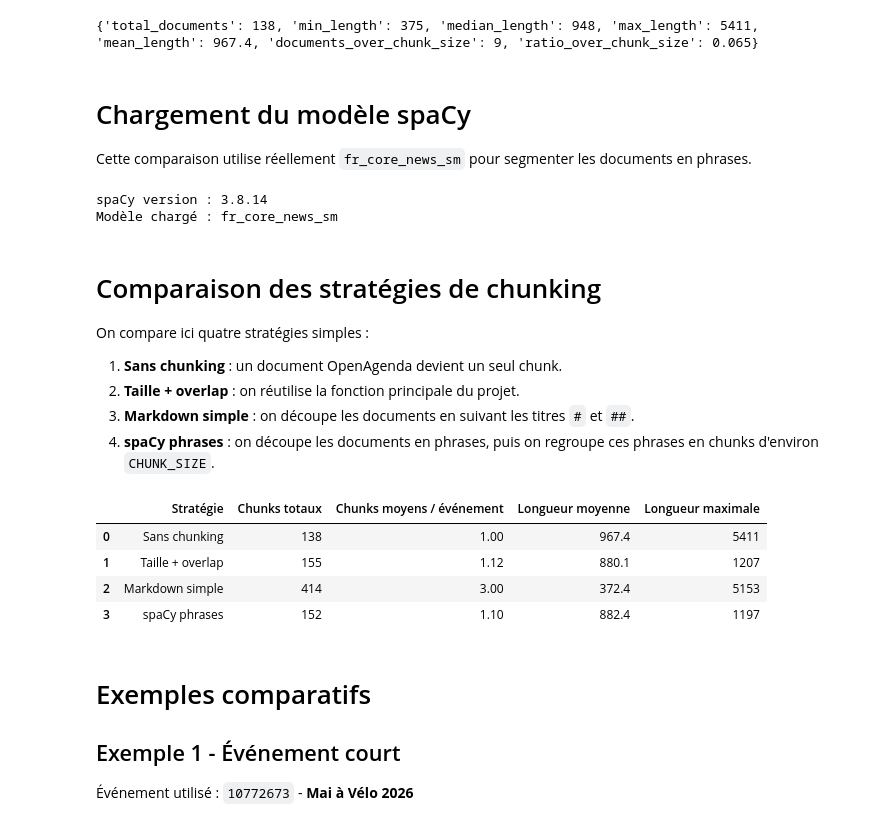
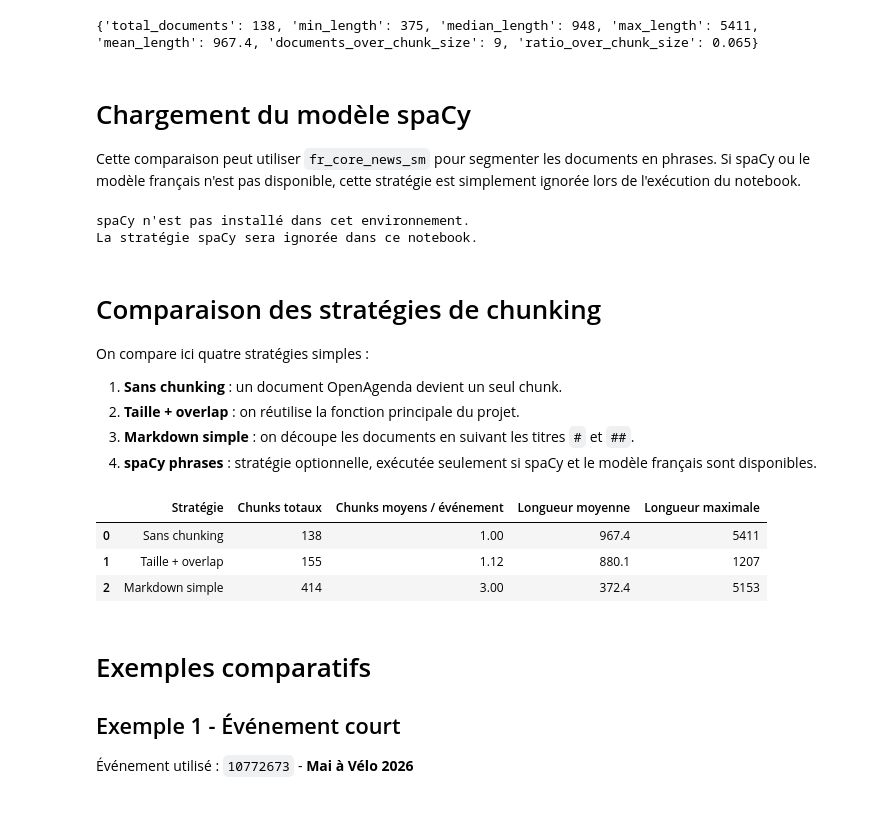
Before and after one commit to justinetct/oc_project9_rag, a Jupyter notebook: notebooks/03_faiss_indexing.ipynb, the cells around one changed output. Saved outputs shown, nothing was run; the diff lists cells and outputs as text; code cells hidden in the pictures.

```diff
--- a/notebooks/03_faiss_indexing.ipynb
+++ b/notebooks/03_faiss_indexing.ipynb
@@ -20,7 +20,10 @@ import json
 import sys
 
 import pandas as pd
-import spacy
+try:
+    import spacy
+except ModuleNotFoundError:
+    spacy = None
 
 sys.path.append("..")
 
@@ -62,14 +65,23 @@ print(document_length_stats)
 # %% [markdown]
 # Chargement du modèle spaCy
 
-Cette comparaison utilise réellement `fr_core_news_sm` pour segmenter les documents en phrases.
+Cette comparaison peut utiliser `fr_core_news_sm` pour segmenter les documents en phrases. Si spaCy ou le modèle français n'est pas disponible, cette stratégie est simplement ignorée lors de l'exécution du notebook.
 # %%
-nlp = spacy.load("fr_core_news_sm")
-print(f"spaCy version : {spacy.__version__}")
-print("Modèle chargé : fr_core_news_sm")
+nlp = None
+if spacy is None:
+    print("spaCy n'est pas installé dans cet environnement.")
+    print("La stratégie spaCy sera ignorée dans ce notebook.")
+else:
+    try:
+        nlp = spacy.load("fr_core_news_sm")
+        print(f"spaCy version : {spacy.__version__}")
+        print("Modèle chargé : fr_core_news_sm")
+    except OSError:
+        print("Le modèle spaCy fr_core_news_sm n'est pas disponible.")
+        print("La stratégie spaCy sera ignorée dans ce notebook.")
 # %% [output]
-spaCy version : 3.8.14
-Modèle chargé : fr_core_news_sm
+spaCy n'est pas installé dans cet environnement.
+La stratégie spaCy sera ignorée dans ce notebook.
 # %% [markdown]
 # Comparaison des stratégies de chunking
 
@@ -78,7 +90,7 @@ On compare ici quatre stratégies simples :
 1. **Sans chunking** : un document OpenAgenda devient un seul chunk.
 2. **Taille + overlap** : on réutilise la fonction principale du projet.
 3. **Markdown simple** : on découpe les documents en suivant les titres `#` et `##`.
-4. **spaCy phrases** : on découpe les documents en phrases, puis on regroupe ces phrases en chunks d'environ `CHUNK_SIZE`.
+4. **spaCy phrases** : stratégie optionnelle, exécutée seulement si spaCy et le modèle français sont disponibles.
 # %%
 def split_markdown_blocks(text):
     blocks = []
@@ -282,25 +294,25 @@ def build_preview_text(strategy_name, chunks, event_id):
 # %%
 no_chunk_chunks = build_no_chunk_strategy(documents)
 size_chunks = build_chunks(documents, chunk_size=CHUNK_SIZE, chunk_overlap=CHUNK_OVERLAP)
 markdown_chunks = build_markdown_chunks(documents)
-spacy_chunks = build_spacy_chunks(documents, nlp)
 
-comparison_df = pd.DataFrame(
-    [
-        summarize_strategy("Sans chunking", no_chunk_chunks),
-        summarize_strategy("Taille + overlap", size_chunks),
-        summarize_strategy("Markdown simple", markdown_chunks),
-        summarize_strategy("spaCy phrases", spacy_chunks),
-    ]
-)
+comparison_rows = [
+    summarize_strategy("Sans chunking", no_chunk_chunks),
+    summarize_strategy("Taille + overlap", size_chunks),
+    summarize_strategy("Markdown simple", markdown_chunks),
+]
+spacy_chunks = []
+if nlp is not None:
+    spacy_chunks = build_spacy_chunks(documents, nlp)
+    comparison_rows.append(summarize_strategy("spaCy phrases", spacy_chunks))
 
+comparison_df = pd.DataFrame(comparison_rows)
 comparison_df
 # %% [output]
 |  | Stratégie | Chunks totaux | Chunks moyens / événement | Longueur moyenne | Longueur maximale |
 | 0 | Sans chunking | 138 | 1.00 | 967.4 | 5411 |
 | 1 | Taille + overlap | 155 | 1.12 | 880.1 | 1207 |
 | 2 | Markdown simple | 414 | 3.00 | 372.4 | 5153 |
-| 3 | spaCy phrases | 152 | 1.10 | 882.4 | 1197 |
 # %% [markdown]
 # Exemples comparatifs
 
```
Also changed, not shown: parts of 13 cells of this notebook, 7 other files.
